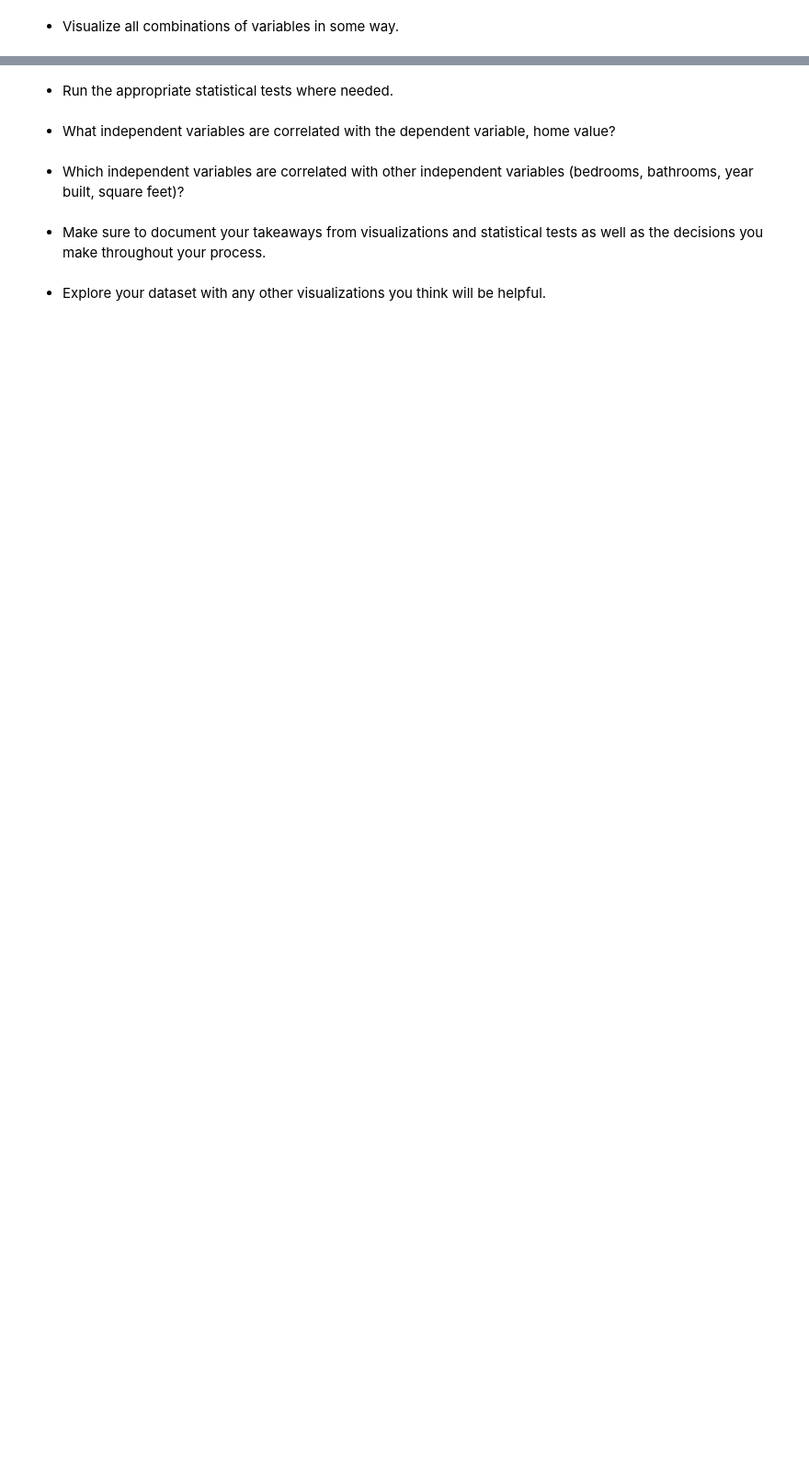
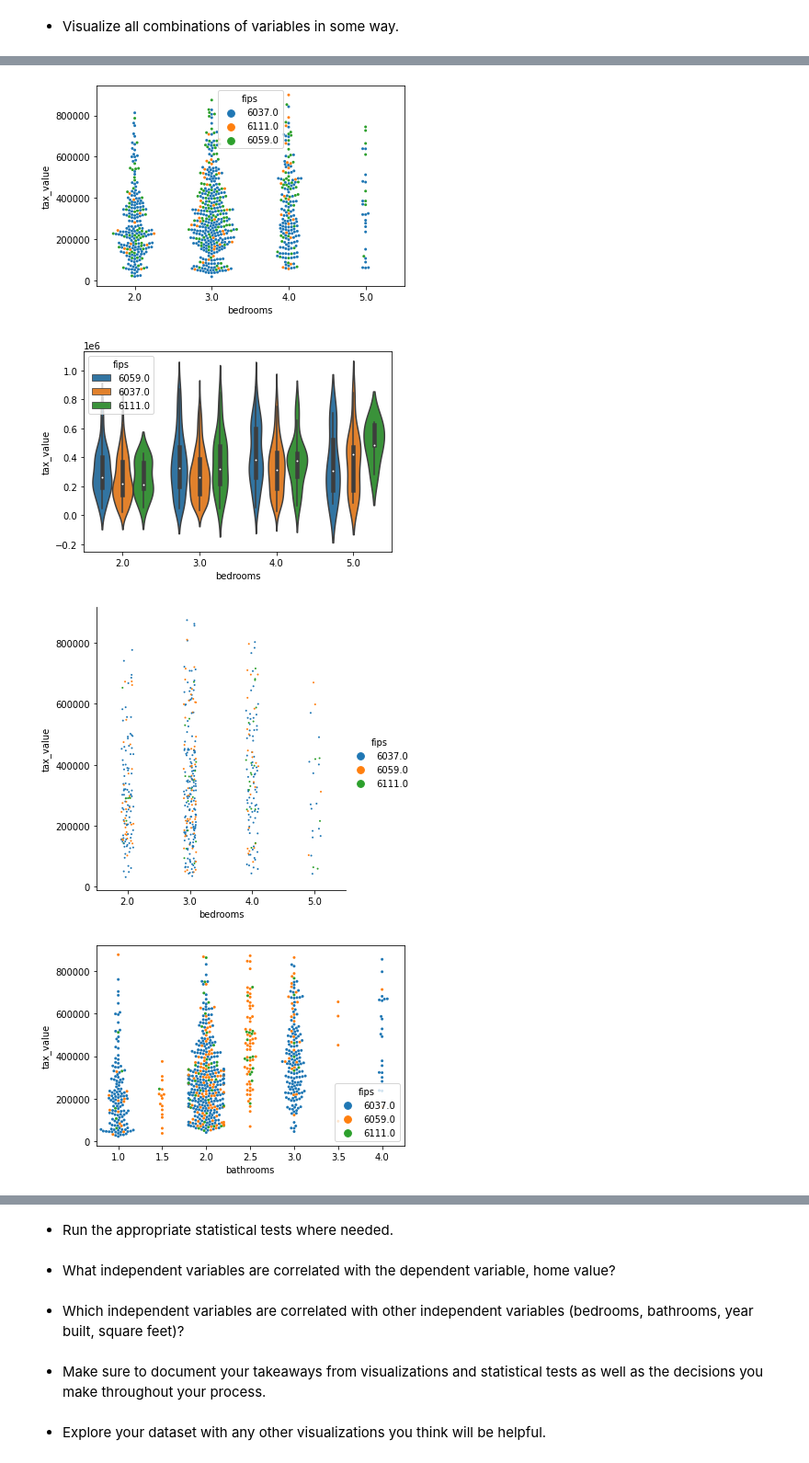
Before and after one commit to JenniferMLewis/regression-exercises, a Jupyter notebook: explore.ipynb, the cells around one changed output, grey strips where cells are left out. Shown at 92% size. Saved outputs shown, nothing was run; the diff lists cells and outputs as text; code cells hidden in the pictures; blank space fills up the shorter version.

```diff
--- a/explore.ipynb
+++ b/explore.ipynb
@@ -60,0 +81,8 @@ train_num, train_cat
+# %%
+# Time to test out those new defs
+ex.plot_categorical_and_continuous_vars(train_df)
+# %% [output]
+[figure, added]
+[figure, added]
+[figure, added]
+[figure, added]
```
Also changed, not shown: parts of 14 cells of this notebook, 3 other files.
